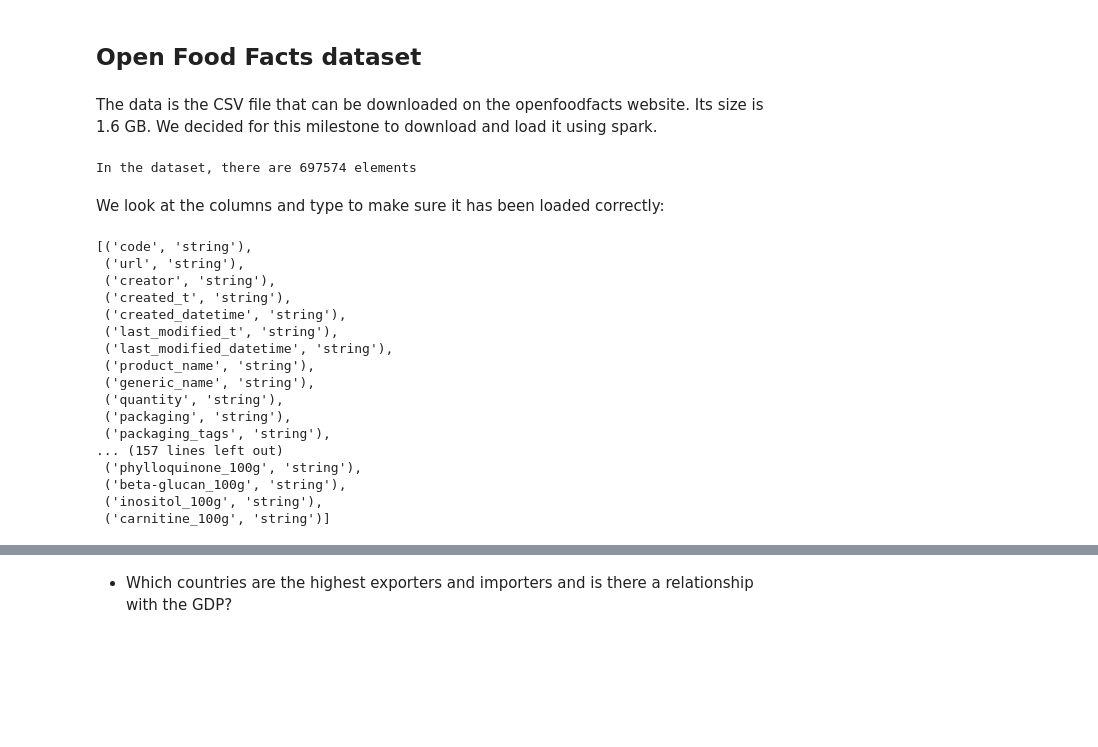
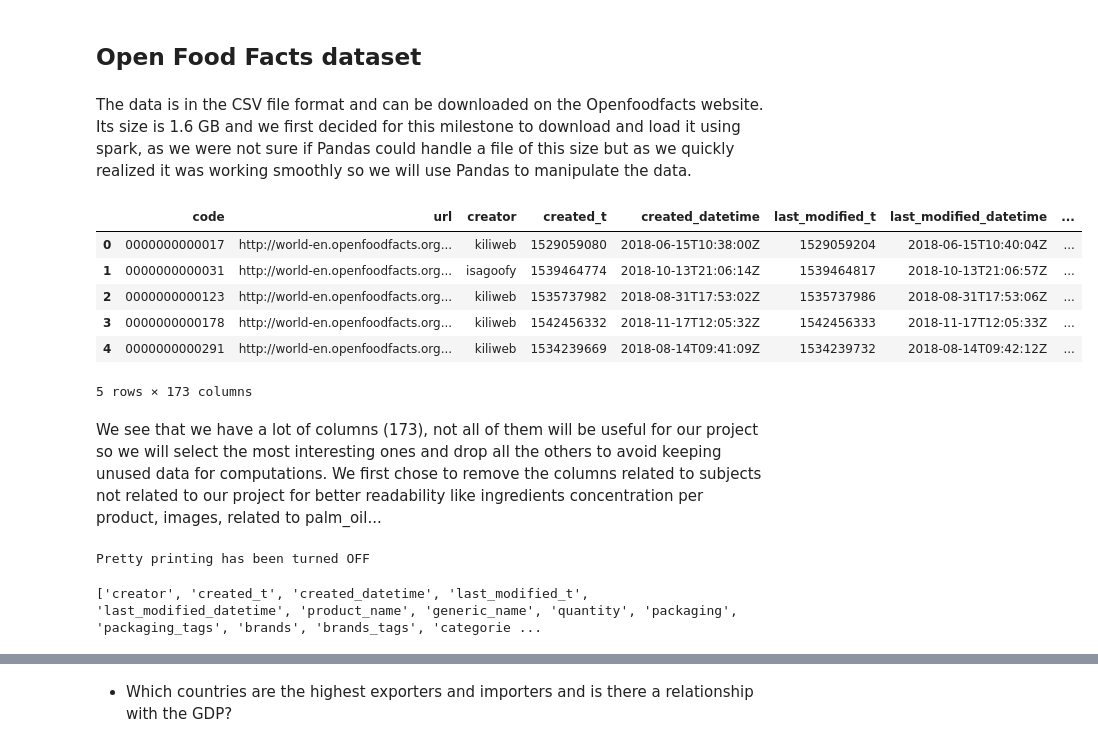
Before and after one commit to coiL10/AdamanTeam, a Jupyter notebook: milestone2.ipynb, the cells around one changed output, grey strips where cells are left out. Cells and saved outputs as stored; diff of their text form; code cells hidden in the pictures; blank space fills up the shorter version.

Commit message:
changed to dataframe and continued a bit

```diff
--- a/milestone2.ipynb
+++ b/milestone2.ipynb
@@ -32,32 +33,27 @@ data_folder = './data/'
 # %% [markdown]
 ## Open Food Facts dataset
 # %% [markdown]
-The data is the CSV file that can be downloaded on the openfoodfacts website. Its size is 1.6 GB. We decided for this milestone to download and load it using spark.
+The data is in the CSV file format and can be downloaded on the Openfoodfacts website. Its size is 1.6 GB and we first decided for this milestone to download and load it using spark, as we were not sure if Pandas could handle a file of this size but as we quickly realized it was working smoothly so we will use Pandas to manipulate the data.
 # %%
-data = spark.read.option("delimiter", "\t").option("header", "true").csv(data_folder + "en.openfoodfacts.org.products.csv")
+#data = spark.read.option("delimiter", "\t").option("header", "true").csv(data_folder + "en.openfoodfacts.org.products.csv")
+data = pd.read_csv(data_folder + 'en.openfoodfacts.org.products.csv', sep='\t', encoding='utf-8', low_memory=False)
-# %%
-print('In the dataset, there are {} elements'.format(data.count()))
-# %% [output]
-In the dataset, there are 697574 elements
-# %% [markdown]
-We look at the columns and type to make sure it has been loaded correctly:
 # %%
-data.dtypes
+data.head()
 # %% [output]
+|  | code | url | creator | created_t | created_datetime | last_modified_t | last_modified_datetime | ... |
+| 0 | 0000000000017 | http://world-en.openfoodfacts.org... | kiliweb | 1529059080 | 2018-06-15T10:38:00Z | 1529059204 | 2018-06-15T10:40:04Z | ... |
+| 1 | 0000000000031 | http://world-en.openfoodfacts.org... | isagoofy | 1539464774 | 2018-10-13T21:06:14Z | 1539464817 | 2018-10-13T21:06:57Z | ... |
+| 2 | 0000000000123 | http://world-en.openfoodfacts.org... | kiliweb | 1535737982 | 2018-08-31T17:53:02Z | 1535737986 | 2018-08-31T17:53:06Z | ... |
+| 3 | 0000000000178 | http://world-en.openfoodfacts.org... | kiliweb | 1542456332 | 2018-11-17T12:05:32Z | 1542456333 | 2018-11-17T12:05:33Z | ... |
+| 4 | 0000000000291 | http://world-en.openfoodfacts.org... | kiliweb | 1534239669 | 2018-08-14T09:41:09Z | 1534239732 | 2018-08-14T09:42:12Z | ... |
-[('code', 'string'),
- ('url', 'string'),
- ('creator', 'string'),
- ('created_t', 'string'),
- ('created_datetime', 'string'),
- ('last_modified_t', 'string'),
- ('last_modified_datetime', 'string'),
- ('product_name', 'string'),
- ('generic_name', 'string'),
- ('quantity', 'string'),
- ('packaging', 'string'),
- ('packaging_tags', 'string'),
-... (157 lines left out)
- ('phylloquinone_100g', 'string'),
- ('beta-glucan_100g', 'string'),
- ('inositol_100g', 'string'),
- ('carnitine_100g', 'string')]
+5 rows × 173 columns
+# %% [markdown]
+We see that we have a lot of columns (173), not all of them will be useful for our project so we will select the most interesting ones and drop all the others to avoid keeping unused data for computations. We first chose to remove the columns related to subjects not related to our project for better readability like ingredients concentration per product, images, related to palm_oil...
+# %%
+%pprint
+not_related = ['100g', 'image', 'palm_oil', 'code', 'url']
+columns = [column for column in list(data.columns) if not any(st in column for st in not_related)]
+columns
+# %% [output]
+Pretty printing has been turned OFF
+['creator', 'created_t', 'created_datetime', 'last_modified_t', 'last_modified_datetime', 'product_name', 'generic_name', 'quantity', 'packaging', 'packaging_tags', 'brands', 'brands_tags', 'categorie ...
```
Also changed, not shown: parts of 14 cells of this notebook.
